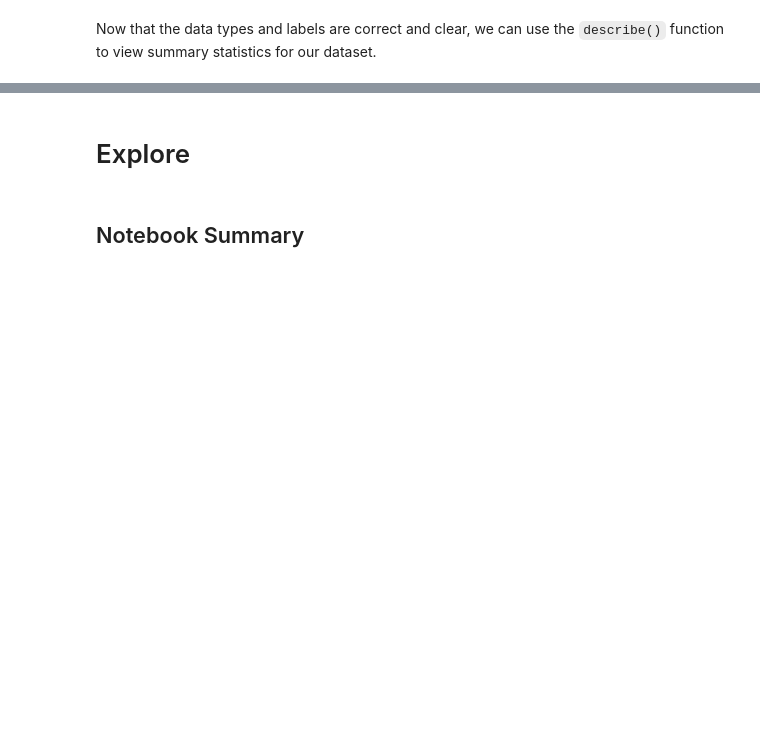
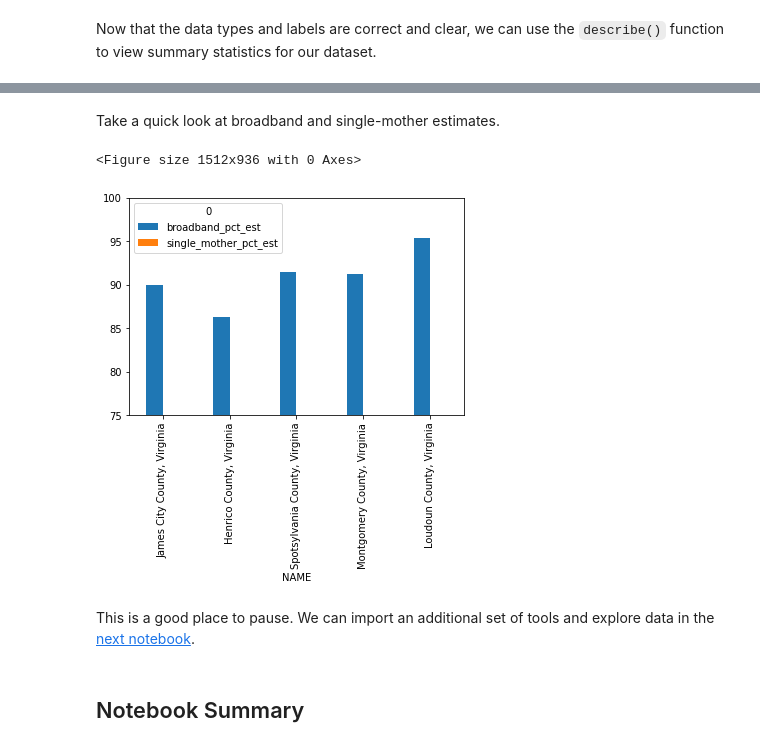
Before and after one commit to jammy-bot/acs-api, a Jupyter notebook: notebooks/2-api-data.ipynb, the cells around one changed output, grey strips where cells are left out. Saved outputs shown, nothing was run; the diff lists cells and outputs as text; code cells hidden in the pictures; blank space fills up the shorter version.

Commit message:
add plotting

```diff
--- a/notebooks/2-api-data.ipynb
+++ b/notebooks/2-api-data.ipynb
@@ -452,7 +456,17 @@ dict_df.describe()
 | 50% | 40261.000000 | 1740.000000 | 87.600000 | 2.450000 | 2897.500000 | ... |
 | 75% | 77998.250000 | 2418.250000 | 91.950000 | 3.075000 | 6654.250000 | ... |
 | max | 382803.000000 | 3539.000000 | 95.800000 | 4.300000 | 15742.000000 | ... |
-# %% [markdown]
-# Explore
+# %% [markdown]
+Take a quick look at broadband and single-mother estimates.
+# %%
+plt.figure(figsize=(21,13));
+broadband_sm_df.head().plot(x='NAME', y=['broadband_pct_est', 'single_mother_pct_est'],
+                            kind='bar', ylim=(75,100));
+# %% [output]
+<Figure size 1512x936 with 0 Axes>
+[figure, added]
+# %% [markdown]
+This is a good place to pause. We can import an additional set of tools and explore data in the [next notebook](../notebooks/3-explore.ipynb
+).
 # %% [markdown]
 ## Notebook Summary
```
Also changed, not shown: parts of 3 cells of this notebook.
